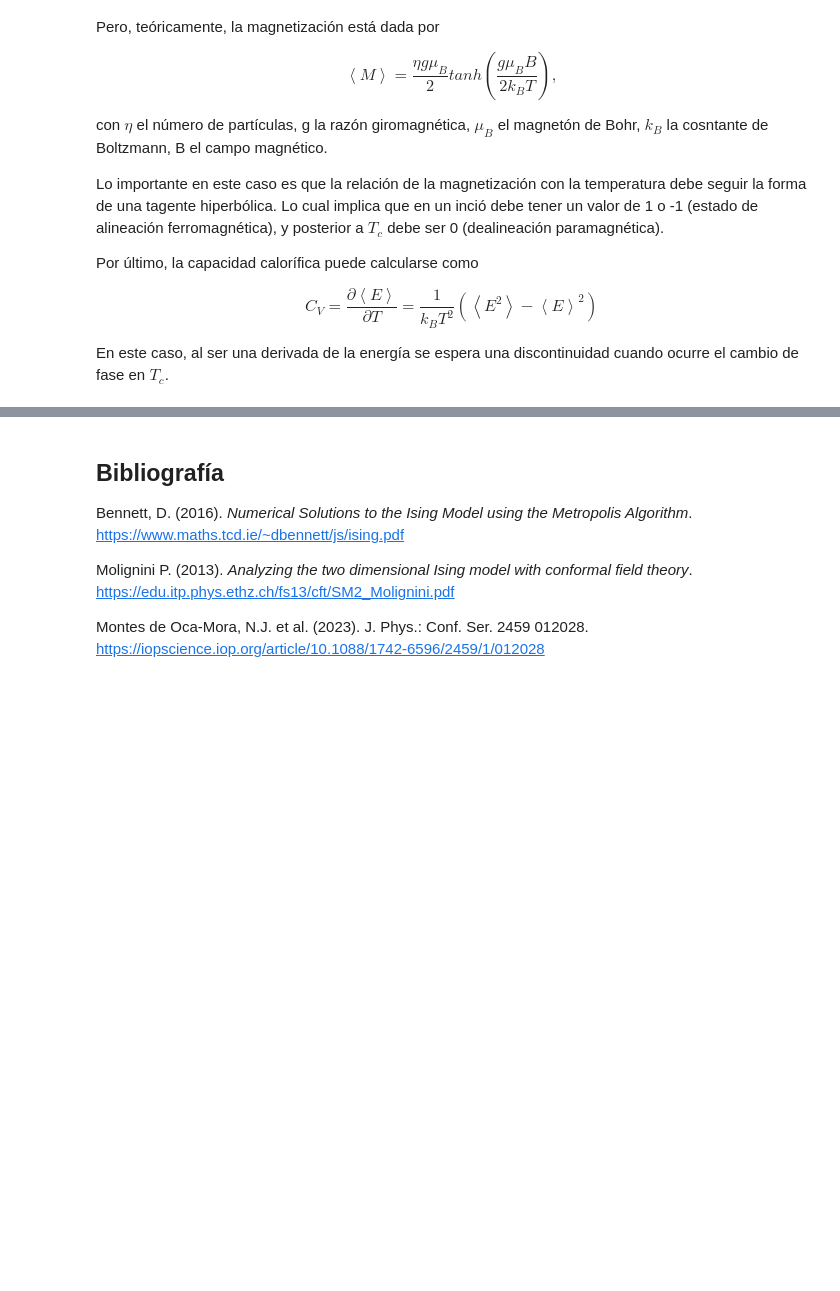
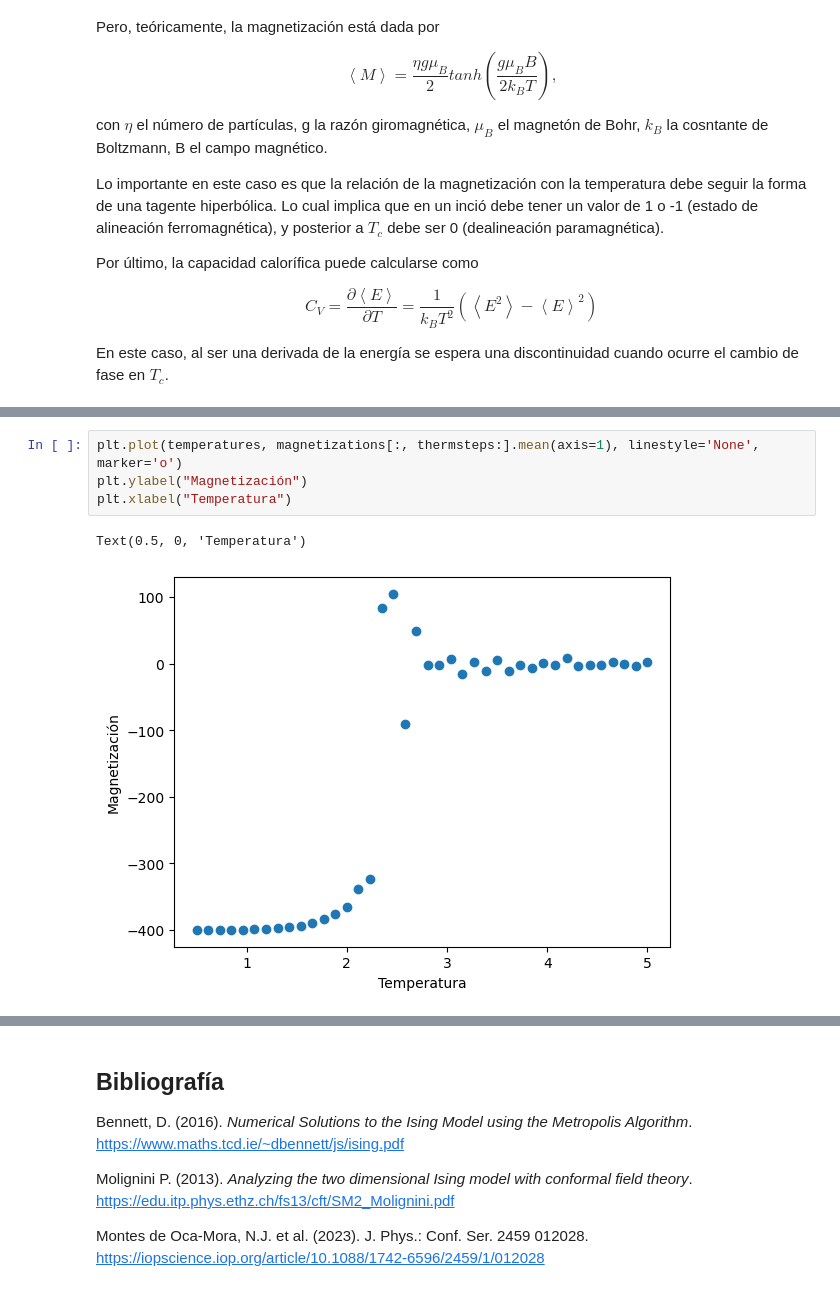
Before and after one commit to d1eg011/Proyecto_FC, a Jupyter notebook: proyecto_fc.ipynb, the cells around one changed output, grey strips where cells are left out. Saved outputs shown, nothing was run; the diff lists cells and outputs as text; blank space fills up the shorter version.

```diff
--- a/proyecto_fc.ipynb
+++ b/proyecto_fc.ipynb
@@ -250,0 +204,7 @@ def simulate_Ising(Ti, Tf, steps, size, mcsteps, init_state=1, J=1, kb=1):
+# %%
+plt.plot(temperatures, magnetizations[:, thermsteps:].mean(axis=1), linestyle='None', marker='o')
+plt.ylabel("Magnetización")
+plt.xlabel("Temperatura")
+# %% [output]
+Text(0.5, 0, 'Temperatura')
+[figure, added]
```
Also changed, not shown: parts of 23 cells of this notebook.
